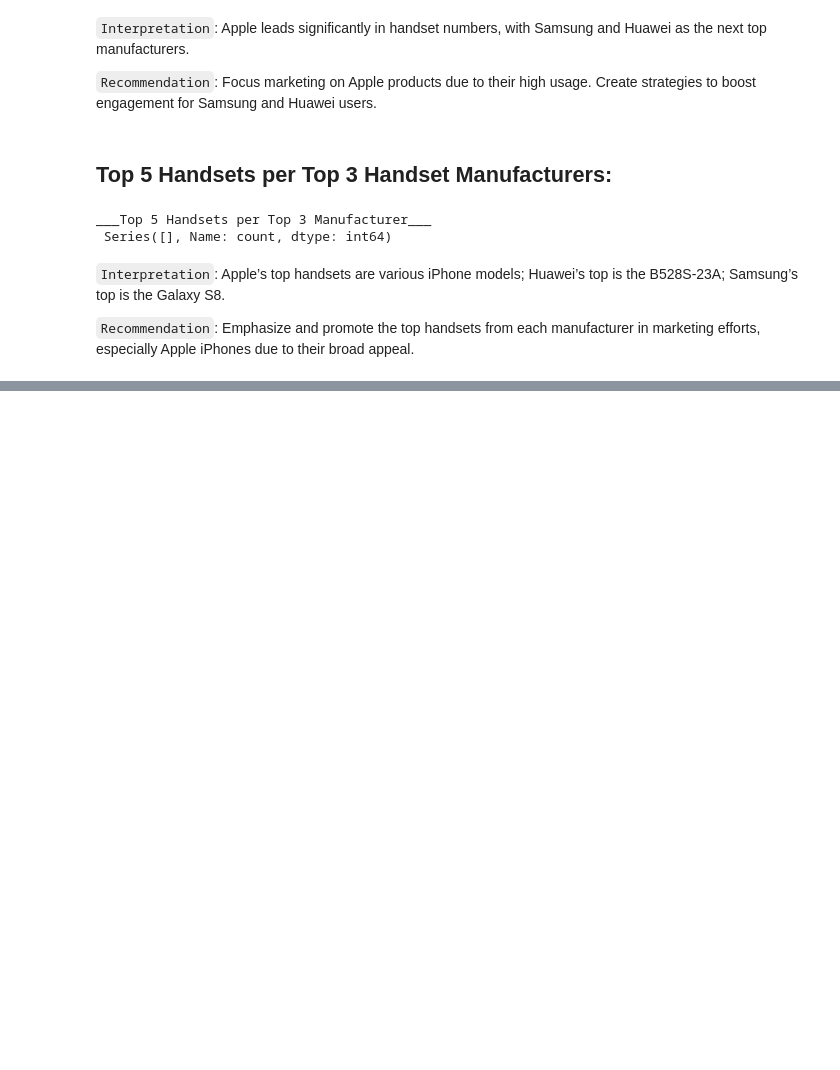
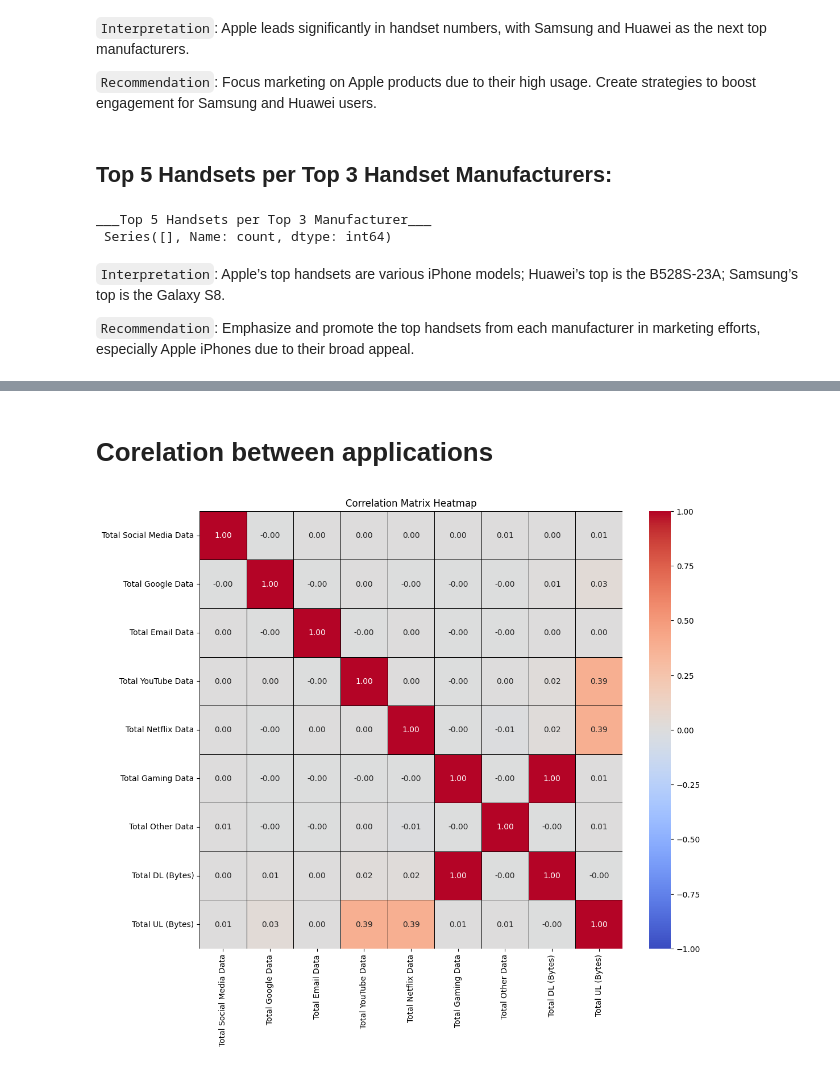
Before and after one commit to J0-Y0/ellCo-Telecom-Analysis, a Jupyter notebook: notebooks/user_overview_analysis.ipynb, the cells around one changed output, grey strips where cells are left out. Drawn from its saved outputs; the diff is of its cells as text; code cells hidden in the pictures; blank space fills up the shorter version.

Commit message:
corelation between applications

```diff
--- a/notebooks/user_overview_analysis.ipynb
+++ b/notebooks/user_overview_analysis.ipynb
@@ -173,0 +210,7 @@ AttributeError: 'Analyzer' object has no attribute 'aggregated_data'
+# %% [markdown]
+# Corelation between applications
+# %%
+cor_matrix = analyzer.compute_correlations(cleaned_data)
+graph.plot_correlation_heatmap(cor_matrix)
+# %% [output]
+[figure, added]
```
Also changed, not shown: parts of 7 cells of this notebook, 2 other files.
